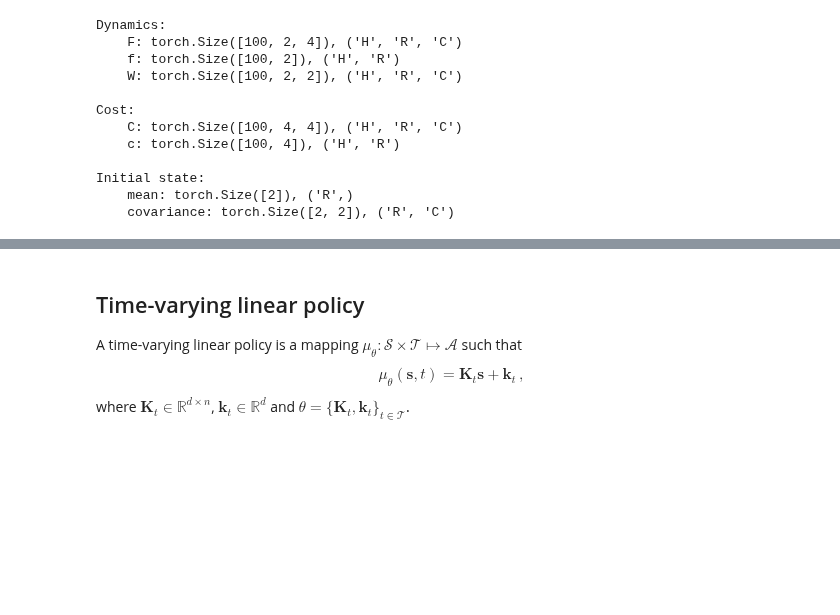
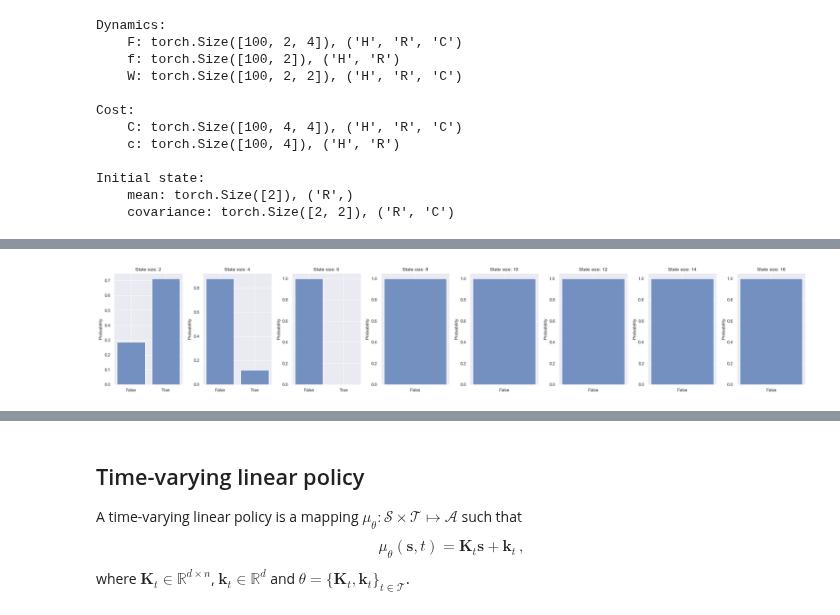
Before and after one commit to 0xangelo/LQSVG, a Jupyter notebook: experiments/lqg.ipynb, the cells around one changed output, grey strips where cells are left out. Cells and saved outputs as stored; diff of their text form; code cells hidden in the pictures; blank space fills up the shorter version.

```diff
--- a/experiments/lqg.ipynb
+++ b/experiments/lqg.ipynb
@@ -77,0 +197,8 @@ Initial state:
+# %%
+def all_real_eigval(dynamics: lqr.LinSDynamics) -> bool:
+    eigval = trans_kernel_eigvals(dynamics)
+    return torch.allclose(eigval[..., -1], torch.zeros_like(eigval[..., -1]))
+# %%
+hist_by_state_dim(all_real_eigval, standard_normal_dynamics)
+# %% [output]
+[figure, added]
```
Also changed, not shown: parts of 48 cells of this notebook.
